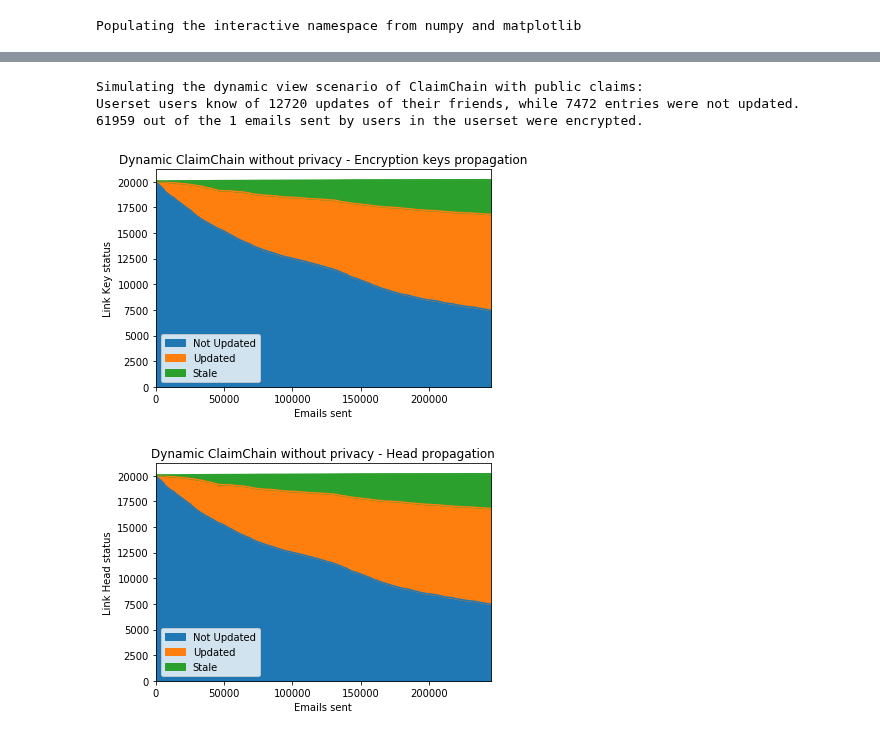
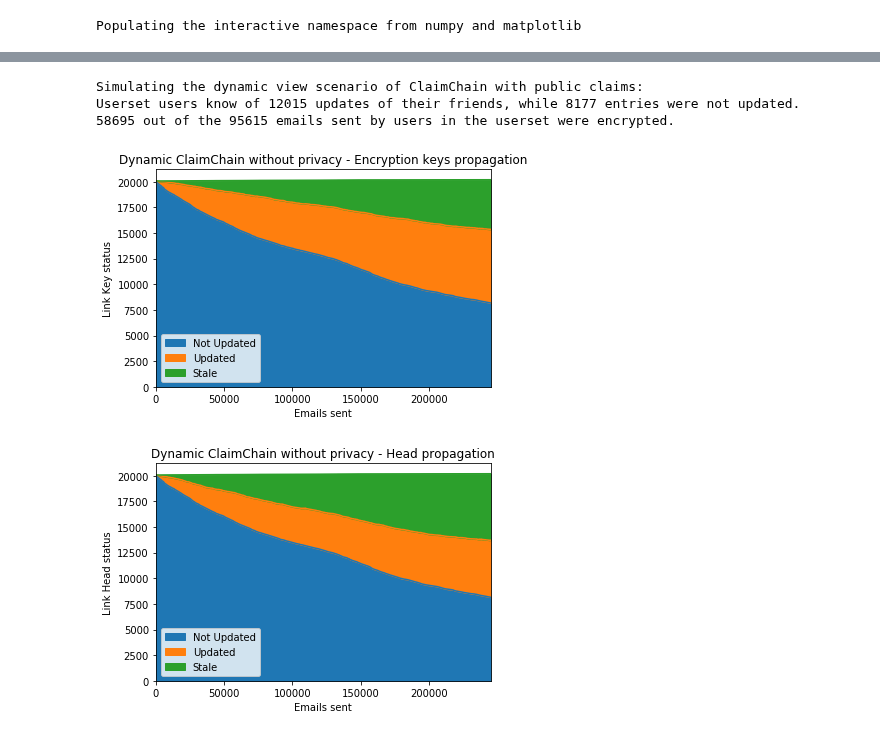
Before and after one commit to claimchain/claimchain-core, a Jupyter notebook: simulations/replay_log.ipynb, the cells around one changed output, grey strips where cells are left out. Saved outputs shown, nothing was run; the diff lists cells and outputs as text; code cells hidden in the pictures.

Commit message:
Fix replay_log to copy mutable python objects

```diff
--- a/simulations/replay_log.ipynb
+++ b/simulations/replay_log.ipynb
@@ -78,7 +78,7 @@ def prep_static_view(social_graph):
         for recipient in recipients:
             local_dict[(email.From, recipient)] = [0, 0]
 
-    return userset, local_dict, local_dict, claim_buffer
+    return userset, local_dict, local_dict.copy(), claim_buffer
 # %%
 def eval_propagation(prop_dict, term_index, social_graph, userset):
     '''Given `head_dict` or `key_dict`, count how many entries for the friends of
@@ -127,7 +125,7 @@ def update_enc_email_status_cnt(user, userset, recipients, local_dict, sent_user
 
     status = enc_status["encrypted"]
     if user in userset:
-        sent_userset_cnt = 1
+        sent_userset_cnt += 1
         enc_userset_cnt += 1
 
     for recipient in recipients:
@@ -397,14 +391,14 @@ for index, email in enumerate(log):
     cnt_sent_from[email.From] += 1
 
     if cnt_sent_from[email.From] % 50 == 0:
-        local_dict[(email.From, email.From)][0] += 1
-        claim_buffer[email.From][email.From] = local_dict[(email.From, email.From)]
-        claim_buffer, local_dict, public_dict = append_block_policy(claim_buffer, email.From, local_dict, public_dict, force=True)
+        local_dict[(email.From, email.From)][1] += 1
+        claim_buffer[email.From][email.From] = list(local_dict[(email.From, email.From)])
+        append_block_policy(claim_buffer, email.From, local_dict, public_dict, force=True)
 
     e_status, sent_userset_emails, enc_userset_emails = update_enc_email_status_cnt(email.From, userset, recipients, local_dict, sent_userset_emails, enc_userset_emails)
     email_status["dyn_autocrypt"].append(e_status)
 
-    claim_buffer, local_dict, public_dict = append_block_policy(claim_buffer, email.From, local_dict, public_dict)
+    append_block_policy(claim_buffer, email.From, local_dict, public_dict)
 
     # For all recipients, update their local dict entry for the sender
     for recipient in recipients:
@@ -412,8 +406,8 @@ for index, email in enumerate(log):
             continue
         if ( (recipient, email.From) not in local_dict or
              local_dict[(recipient, email.From)][0] < public_dict[email.From, email.From][0]):
-            local_dict[(recipient, email.From)] = public_dict[email.From, email.From]
-            claim_buffer[recipient][email.From] = public_dict[email.From, email.From]
+            local_dict[(recipient, email.From)] = list(public_dict[email.From, email.From])
+            claim_buffer[recipient][email.From] = list(public_dict[email.From, email.From])
 
     if cnt % 100 == 0:
         updated, stale, not_updated = eval_propagation(local_dict, 1, social_graph, userset)
@@ -425,8 +419,8 @@ for index, email in enumerate(log):
 
 
 updated, stale, not_updated = eval_propagation(local_dict, 1, social_graph, userset)
-print("Userset users know of %s updates of their friends, while %s entries were not updated."
-      % (updated + stale, not_updated))
+print("Userset users know of %s updates of their friends, %s entries were stale and %s entries were not updated."
+      % (updated, stale, not_updated))
 print("%s out of the %s emails sent by users in the userset were encrypted." % (enc_userset_emails, sent_userset_emails))
 
 kp.plot.area();
@@ -475,12 +469,13 @@ for index, email in enumerate(log):
 
     if cnt_sent_from[email.From] % 50 == 0:
         local_dict[(email.From, email.From)][1] += 1
-        claim_buffer[email.From][email.From] = local_dict[(email.From, email.From)]
-        claim_buffer, local_dict, public_dict = append_block_policy(claim_buffer, email.From, local_dict, public_dict, force=True)
-
+        claim_buffer[email.From][email.From] = list(local_dict[(email.From, email.From)])
+        append_block_policy(claim_buffer, email.From, local_dict, public_dict, force=True)
 
     e_status, sent_userset_emails, enc_userset_emails = update_enc_email_status_cnt(email.From, userset, recipients, local_dict, sent_userset_emails, enc_userset_emails)
     email_status["dyn_pub_claimchain"].append(e_status)
+
+    append_block_policy(claim_buffer, email.From, local_dict, public_dict)
 
     # For all recipients, update their local dict entry for the sender
     for recipient in recipients:
@@ -488,52 +483,50 @@ for index, email in enumerate(log):
             continue
         if ( (recipient, email.From) not in local_dict or
              local_dict[(recipient, email.From)][0] < public_dict[email.From, email.From][0]):
-            local_dict[(recipient, email.From)] = public_dict[email.From, email.From]
-            claim_buffer[recipient][email.From] = public_dict[email.From, email.From]
+            local_dict[(recipient, email.From)] = list(public_dict[email.From, email.From])
+            claim_buffer[recipient][email.From] = list(public_dict[email.From, email.From])
 
     # Update the social graph entries of the recipients for their friends, if the sender
     # knows of a later head
     for recipient in recipients:
         if recipient in global_graph:
             for friend in global_graph[recipient]['friends']:
-                try:
-                    if local_dict[(recipient, friend)][0] < public_dict[(email.From, friend)][0]:
-                        local_dict[(recipient, friend)] = public_dict[(email.From, friend)]
-                        claim_buffer[recipient][email.From] = public_dict[email.From, friend]
-                except:
-                    continue
+                if ( (email.From, friend) in public_dict and ( (recipient, friend) not in local_dict or
+                    local_dict[(recipient, friend)][0] < public_dict[(email.From, friend)][0])):
+                        local_dict[(recipient, friend)] = list(public_dict[(email.From, friend)])
+                        claim_buffer[recipient][email.From] = list(public_dict[email.From, friend])
 
     if cnt % 100 == 0:
         updated, stale, not_updated = eval_propagation(local_dict, 1, social_graph, userset)
         kp.loc[cnt] = [not_updated, updated, stale]
         updated, stale, not_updated = eval_propagation(local_dict, 0, social_graph, userset)
         hp.loc[cnt] = [not_updated, updated, stale]
 
     cnt += 1
 
 
 updated, stale, not_updated = eval_propagation(local_dict, 1, social_graph, userset)
-print("Userset users know of %s updates of their friends, while %s entries were not updated."
-      % (updated + stale, not_updated))
+print("Userset users know of %s updates of their friends, %s entries were stale and %s entries were not updated."
+      % (updated, stale, not_updated))
 print("%s out of the %s emails sent by users in the userset were encrypted." % (enc_userset_emails, sent_userset_emails))
 
 kp.plot.area();
 plt.title("Dynamic ClaimChain without privacy - Encryption keys propagation")
 plt.xlabel("Emails sent")
 plt.ylabel("Link Key status")
 
 hp.plot.area();
 plt.title("Dynamic ClaimChain without privacy - Head propagation")
 plt.xlabel("Emails sent")
 plt.ylabel("Link Head status")
 
 plt.show()
 # %% [output]
 Simulating the dynamic view scenario of ClaimChain with public claims:
-Userset users know of 12720 updates of their friends, while 7472 entries were not updated.
-61959 out of the 1 emails sent by users in the userset were encrypted.
+Userset users know of 12015 updates of their friends, while 8177 entries were not updated.
+58695 out of the 95615 emails sent by users in the userset were encrypted.
-[figure, old version]
+[figure, new version]
-[figure, old version]
+[figure, new version]
 # %%
 '''Simulate the dynamic view of ClaimChain with support for private claims (introduction mode)
 
```
Also changed, not shown: parts of 7 cells of this notebook, 1 other file.
